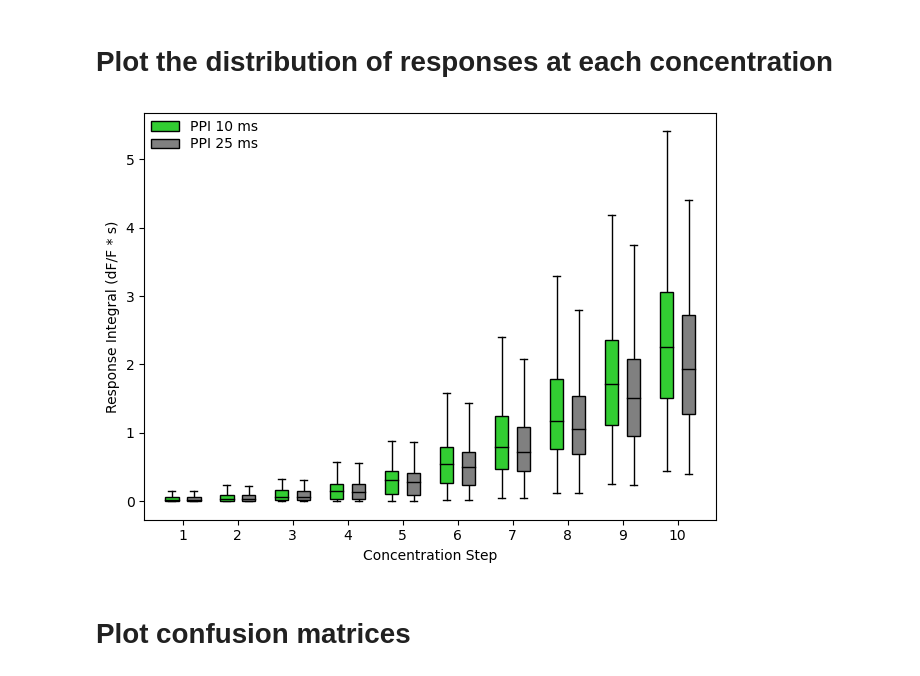
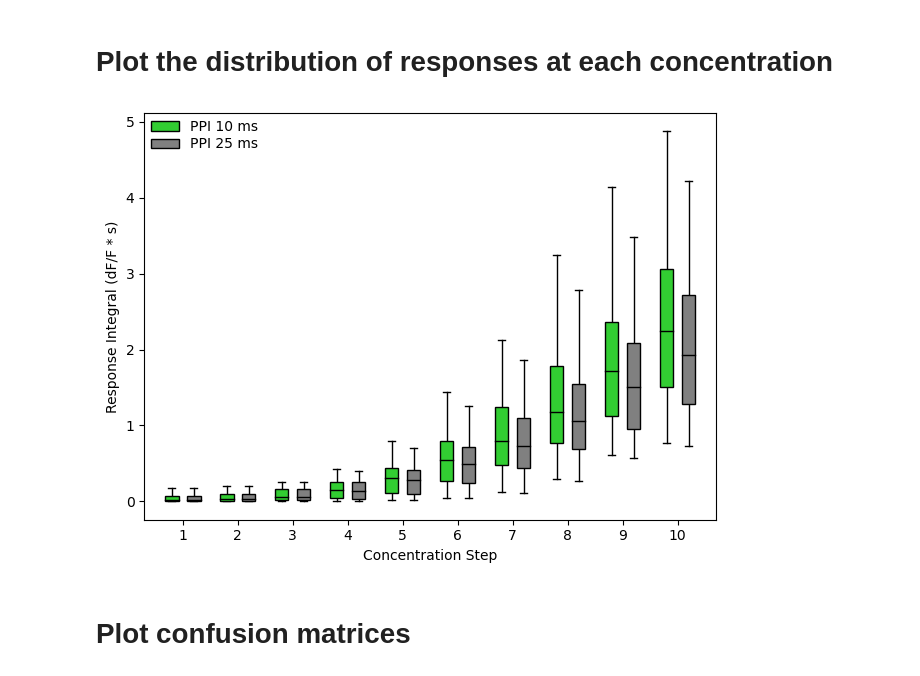
Before and after one commit to stootoon/crick-osn-model-release, a Jupyter notebook: decoding-delay-conc/make_figures_decoding_delay_conc.ipynb, the cells around one changed output. Saved outputs shown, nothing was run; the diff lists cells and outputs as text; code cells hidden in the pictures.

```diff
--- a/decoding-delay-conc/make_figures_decoding_delay_conc.ipynb
+++ b/decoding-delay-conc/make_figures_decoding_delay_conc.ipynb
@@ -41,18 +38,18 @@ resps = {10:array([X[array(y)==f"10.{int(c):03d}"].flatten() for c in concs]).T,
 # %%
 centers= arange(len(concs))
 bplots = []
 for (ppi, color, offset) in [(10, "limegreen", -0.2), (25, "gray", 0.2)]:
     pos   = centers + offset
-    bplots.append(boxplot(resps[ppi], showfliers=False, patch_artist = True, medianprops={"color":"black", "linewidth":1}, positions=pos, widths=0.25))
+    bplots.append(boxplot(resps[ppi], showfliers=False, patch_artist = True, medianprops={"color":"black", "linewidth":1}, positions=pos, widths=0.25, whis=[5,95]))
     [b.set_facecolor(color) for b in bplots[-1]["boxes"]]
 gca().set_xticks(centers)
 gca().set_xticklabels(arange(1,len(concs)+1))
 xlabel("Concentration Step"); ylabel("Response Integral (dF/F * s)")
 legend([bp["boxes"][0] for bp in bplots],["PPI 10 ms", "PPI 25 ms"], loc="upper left", labelspacing=0.25,frameon=False, borderpad=0)
 tight_layout()
 savefig("response_integrals_per_conc.pdf", bbox_inches="tight")
 # %% [output]
-[figure, old version]
+[figure, new version]
 # %% [markdown]
 # Plot confusion matrices
 # %%
```
Also changed, not shown: parts of 2 cells of this notebook, 3 other files.
